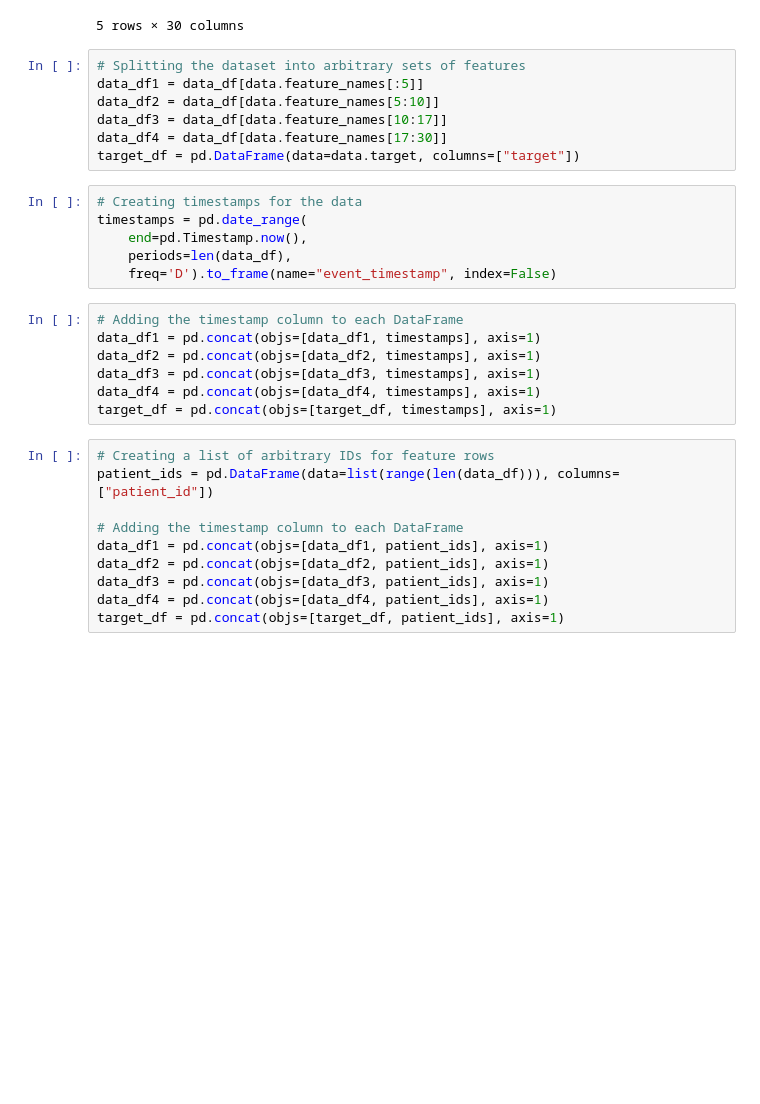
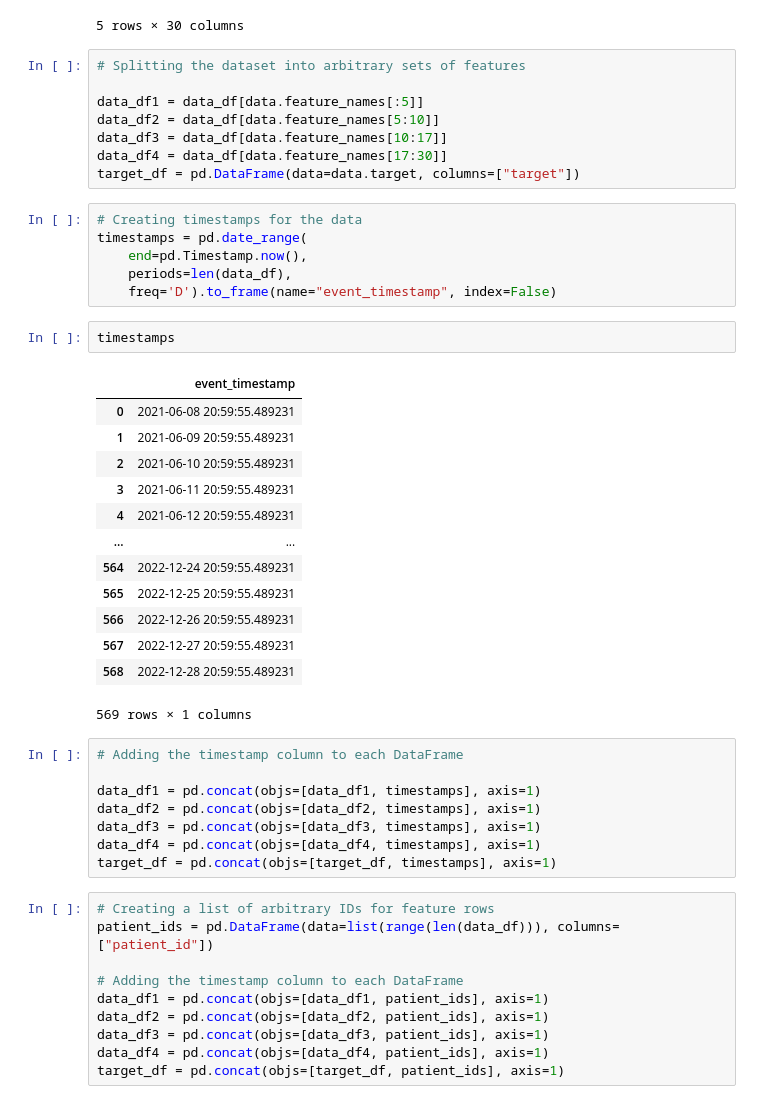
Before and after one commit to hilmandei/feature_store_exp, a Jupyter notebook: feast_data_preparation.ipynb, the cells around one changed output. Drawn from its saved outputs; the diff is of its cells as text; blank space fills up the shorter version.

```diff
--- a/feast_data_preparation.ipynb
+++ b/feast_data_preparation.ipynb
@@ -18,6 +18,7 @@ data_df.head()
 5 rows × 30 columns
 # %%
 # Splitting the dataset into arbitrary sets of features
+
 data_df1 = data_df[data.feature_names[:5]]
 data_df2 = data_df[data.feature_names[5:10]]
 data_df3 = data_df[data.feature_names[10:17]]
@@ -29,8 +30,25 @@ timestamps = pd.date_range(
     end=pd.Timestamp.now(),
     periods=len(data_df),
     freq='D').to_frame(name="event_timestamp", index=False)
+# %%
+timestamps
+# %% [output]
+|  | event_timestamp |
+| 0 | 2021-06-08 20:59:55.489231 |
+| 1 | 2021-06-09 20:59:55.489231 |
+| 2 | 2021-06-10 20:59:55.489231 |
+| 3 | 2021-06-11 20:59:55.489231 |
+| 4 | 2021-06-12 20:59:55.489231 |
+| ... | ... |
+| 564 | 2022-12-24 20:59:55.489231 |
+| 565 | 2022-12-25 20:59:55.489231 |
+| 566 | 2022-12-26 20:59:55.489231 |
+| 567 | 2022-12-27 20:59:55.489231 |
+| 568 | 2022-12-28 20:59:55.489231 |
+569 rows × 1 columns
 # %%
 # Adding the timestamp column to each DataFrame
+
 data_df1 = pd.concat(objs=[data_df1, timestamps], axis=1)
 data_df2 = pd.concat(objs=[data_df2, timestamps], axis=1)
 data_df3 = pd.concat(objs=[data_df3, timestamps], axis=1)
```
Also changed, not shown: parts of 4 cells of this notebook, 11 other files.
